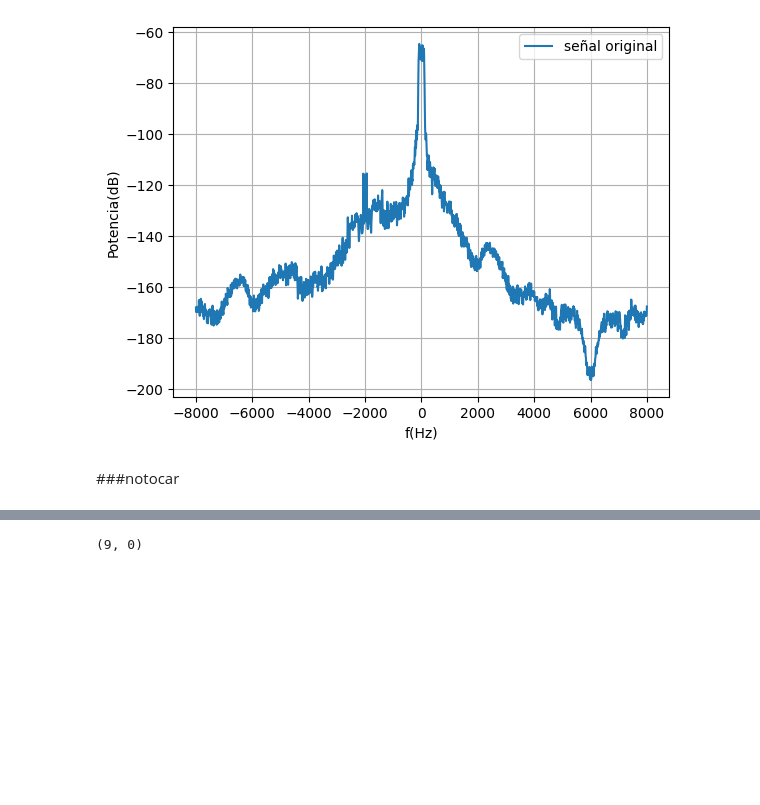
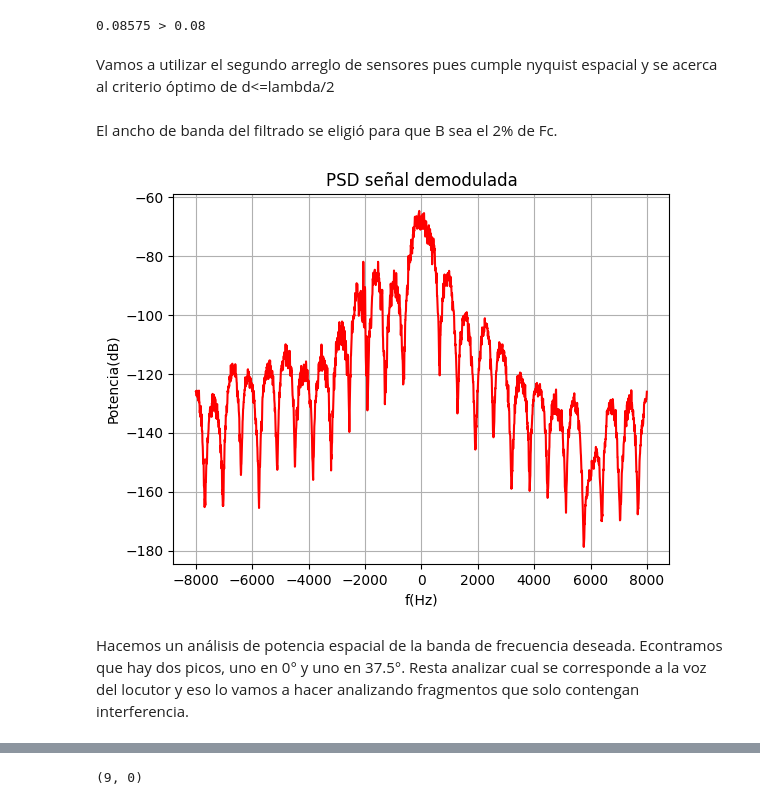
Before and after one commit to JBatRey/Procesamiento-Adaptativo-de-Se-ales-Aleatorias, a Jupyter notebook: TP4/tp4.ipynb, the cells around one changed output, grey strips where cells are left out. Saved outputs shown, nothing was run; the diff lists cells and outputs as text; code cells hidden in the pictures; blank space fills up the shorter version.

```diff
--- a/TP4/tp4.ipynb
+++ b/TP4/tp4.ipynb
@@ -44,65 +43,62 @@ plt.show()
-# %%
-data_filt = np.zeros(np.shape(data), dtype=np.complex_)
-exp_demod = np.exp(-2j * np.pi * Fc / Fs * np.arange(len(data[0]))) #esto es un corrimiento en frecuencia de 2000hz
-
-for i, val in enumerate(data):
-    samples_demod = exp_demod * data[i]
-    #samples_filt = samples_demod
-
-    #Aplicar el filtro pasa bajos
-    order = 1000
-    cutoff_freq = 100 / (Fs / 2)
-    b = signal.firwin(order + 1, cutoff_freq, window='bartlett')
-    samples_filt = signal.lfilter(b, 1, samples_demod)
-
-    data_filt[i] = samples_filt
-
-a, b = plt.mlab.psd(data_filt[1], Fs=16000, NFFT=data[0].size//200)
-plt.plot(b,10*np.log10(a), label='señal original')
-plt.xlabel('f(Hz)')
-plt.ylabel('Potencia(dB)')
-#plt.ylim(-60, -20)
-plt.legend()
-plt.grid()
-
-plt.show()
-# %% [output]
-[figure, removed]
-# %% [markdown]
-###notocar
+# %%
+print(wavelength/2, '>', dist[1])
+# %% [output]
+0.08575 > 0.08
+# %% [markdown]
+Vamos a utilizar el segundo arreglo de sensores pues cumple nyquist espacial y se acerca al criterio óptimo de d<=lambda/2
+# %% [markdown]
+El ancho de banda del filtrado se eligió para que B sea el 2% de Fc.
 # %%
 
 Fs = 16e3
 Fc = 2e3
-v_sound = 343 # [m/s]
-l = v_sound/Fc
+v_sound = 343
+wavelength = v_sound/Fc
 
 # Distancia entre sensores
 dist = [0.04, 0.08, 0.16]
 
-subarray_sensors = [[3, 4, 5, 6, 7, 8,  9, 10, 11],
-                    [1, 2, 3, 5, 7, 9, 11, 12, 13],
-                    [0, 1, 3, 7, 11, 13, 14]]
+sensors = [[3, 4, 5, 6, 7, 8,  9, 10, 11],
+            [1, 2, 3, 5, 7, 9, 11, 12, 13],
+            [0, 1, 3, 7, 11, 13, 14]]
 
-M = [len(s) for s in subarray_sensors]
+M = [len(s) for s in sensors]
 
 rate, data = wav.read('mtms-arrC1A.wav')
 length = data.shape[0] / rate
 N = len(data)
 data = np.swapaxes(data,0,1) # Fila son canales, columnas son tiempo
 
-# Acondicionamiento de las señales
+
 data = data / np.max(data)
-#for d in data:
-#    d -= np.mean(d)
-def demod_lowpass(samples, Fc, Fs, order, B):
+
+def demod_and_filter(samples, Fc, Fs, order, B):
+
     exp_demod = np.exp(-2j*np.pi*Fc/Fs* np.arange( len(samples) ))
-    #exp_demod = 1
+    # estoy bastante seguro de que acá habia un error en tip la consigna, y le faltaba un (-)
+    # al exponente de la exponencial, porque si no no se cumple el -sin de la demodulación que
+    # esta en los apuntes de clase
     samples_demod = exp_demod * samples
-
     a = 1
     b = signal.firwin(order+1, B, window='bartlett', fs=Fs)
     samples_filt = signal.lfilter(b, a, samples_demod)
 
     return samples_filt
+
+data_filt = np.zeros(np.shape(data), dtype=np.complex_)
+for i, val in enumerate(data):
+    data_filt[i] = demod_and_filter(data[i], Fc, Fs, 50, B=2000/50)
+
+a, b = plt.mlab.psd(data_filt[1], Fs=16000, NFFT=data[0].size//200)
+plt.title('PSD señal demodulada')
+plt.plot(b,10*np.log10(a), 'r')
+plt.xlabel('f(Hz)')
+plt.ylabel('Potencia(dB)')
+plt.grid()
+
+plt.show()
+# %% [output]
+[figure, added]
+# %% [markdown]
+Hacemos un análisis de potencia espacial de la banda de frecuencia deseada. Econtramos que hay dos picos, uno en 0° y uno en 37.5°. Resta analizar cual se corresponde a la voz del locutor y eso lo vamos a hacer analizando fragmentos que solo contengan interferencia.
 # %%
```
Also changed, not shown: parts of 14 cells of this notebook.
